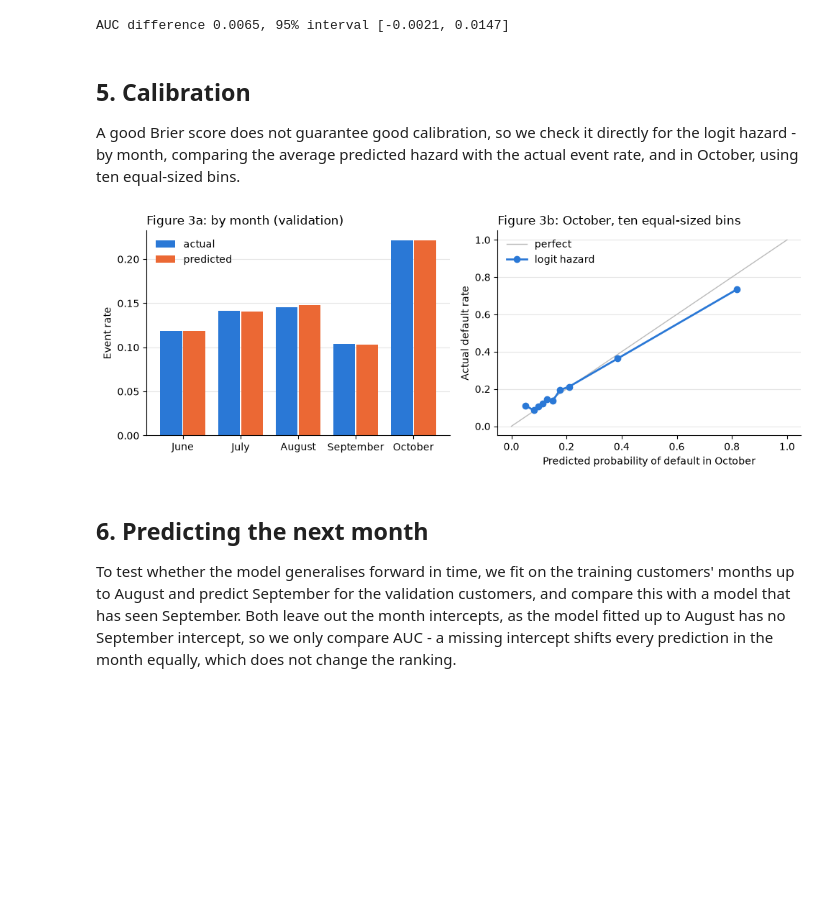
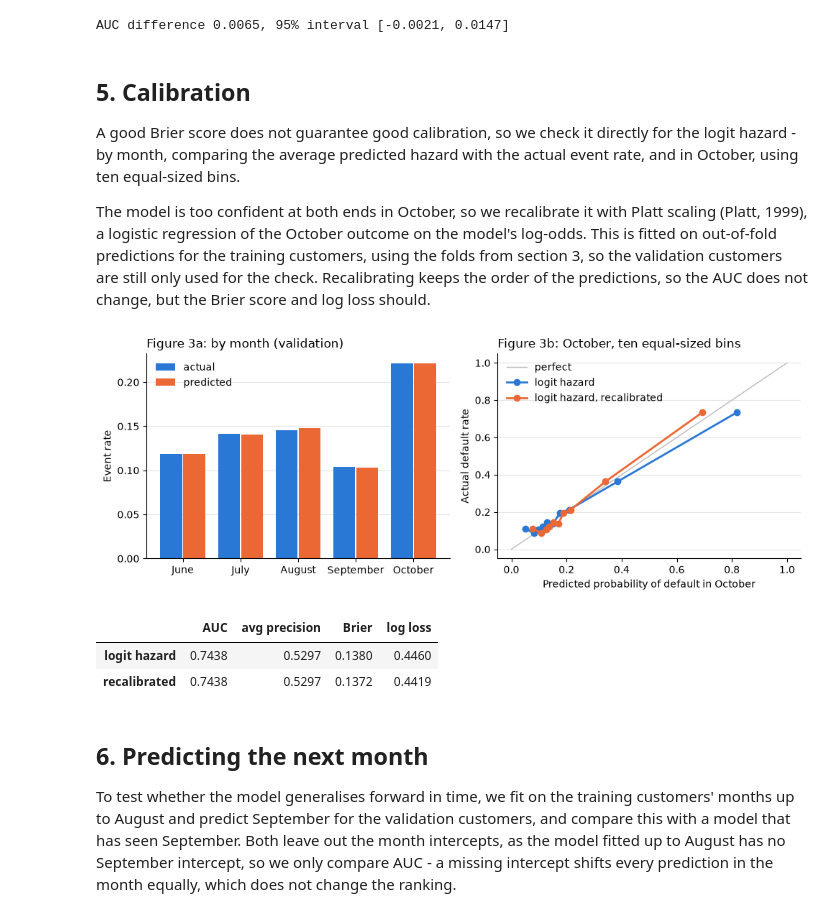
Before and after one commit to Oscar339/dst-sprint1, a Jupyter notebook: report/07-HazardAndClusteringModels.ipynb, the cells around one changed output. Drawn from its saved outputs; the diff is of its cells as text; code cells hidden in the pictures; blank space fills up the shorter version.

Commit message:
Recalibrate the logit hazard with Platt scaling and update the conclusion
Co-Authored-By: Claude Opus 5.5 <noreply@anthropic.com>

```diff
--- a/report/07-HazardAndClusteringModels.ipynb
+++ b/report/07-HazardAndClusteringModels.ipynb
@@ -284,33 +284,53 @@ AUC difference 0.0065, 95% interval [-0.0021, 0.0147]
 
 A good Brier score does not guarantee good calibration, so we check it directly for the logit hazard - by month,
 comparing the average predicted hazard with the actual event rate, and in October, using ten equal-sized bins.
+
+The model is too confident at both ends in October, so we recalibrate it with Platt scaling (Platt, 1999), a
+logistic regression of the October outcome on the model's log-odds. This is fitted on out-of-fold predictions for
+the training customers, using the folds from section 3, so the validation customers are still only used for the
+check. Recalibrating keeps the order of the predictions, so the AUC does not change, but the Brier score and log
+loss should.
 # %%
 logit = fitted["logit hazard"]
 term = pd.DataFrame({"actual": val.groupby("t")["event"].mean(),
                      "predicted": predict(logit, val).groupby(val["t"]).mean()})
+log_odds = lambda p: np.log(p / (1 - p)).to_frame("log-odds")
+out_of_fold = pd.concat([predict(fit_glm(train.iloc[fit_idx]), october(train.iloc[score_idx]))
+                         for fit_idx, score_idx in FOLDS])
+platt = LogisticRegression().fit(log_odds(out_of_fold), october(train).loc[out_of_fold.index, "event"])
+p_cal = pd.Series(platt.predict_proba(log_odds(p_val["logit hazard"]))[:, 1], index=y_val.index)
 actual_rate, predicted_rate = calibration_curve(y_val, p_val["logit hazard"], n_bins=10, strategy="quantile")
+actual_cal, predicted_cal = calibration_curve(y_val, p_cal, n_bins=10, strategy="quantile")
 
 fig, (ax1, ax2) = plt.subplots(1, 2, figsize=(10, 3.8))
 x = np.arange(len(term))
 ax1.bar(x - 0.2, term["actual"], width=0.38, color="#2a78d6", label="actual")
 ax1.bar(x + 0.2, term["predicted"], width=0.38, color="#eb6834", label="predicted")
 ax1.set_xticks(x, ["June", "July", "August", "September", "October"])
 ax1.set_ylabel("Event rate")
 ax1.set_title("Figure 3a: by month (validation)", loc="left")
 ax1.legend(frameon=False)
 ax2.plot([0, 1], [0, 1], color="#bbbbbb", linewidth=1, label="perfect")
 ax2.plot(predicted_rate, actual_rate, marker="o", markersize=6, linewidth=2, color="#2a78d6", label="logit hazard")
+ax2.plot(predicted_cal, actual_cal, marker="o", markersize=6, linewidth=2, color="#eb6834",
+         label="logit hazard, recalibrated")
 ax2.set(xlabel="Predicted probability of default in October", ylabel="Actual default rate")
 ax2.set_title("Figure 3b: October, ten equal-sized bins", loc="left")
 ax2.legend(frameon=False)
 for ax in (ax1, ax2):
     ax.spines[["top", "right"]].set_visible(False)
     ax.grid(axis="y", color="#e5e5e5")
     ax.set_axisbelow(True)
 fig.tight_layout()
 plt.show()
+
+pd.DataFrame({"logit hazard": score(y_val, p_val["logit hazard"]),
+              "recalibrated": score(y_val, p_cal)}).T.round(4)
 # %% [output]
-[figure, old version]
+[figure, new version]
+|  | AUC | avg precision | Brier | log loss |
+| logit hazard | 0.7438 | 0.5297 | 0.1380 | 0.4460 |
+| recalibrated | 0.7438 | 0.5297 | 0.1372 | 0.4419 |
 # %% [markdown]
 ## 6. Predicting the next month
 
```
Also changed, not shown: parts of 1 cell of this notebook.
